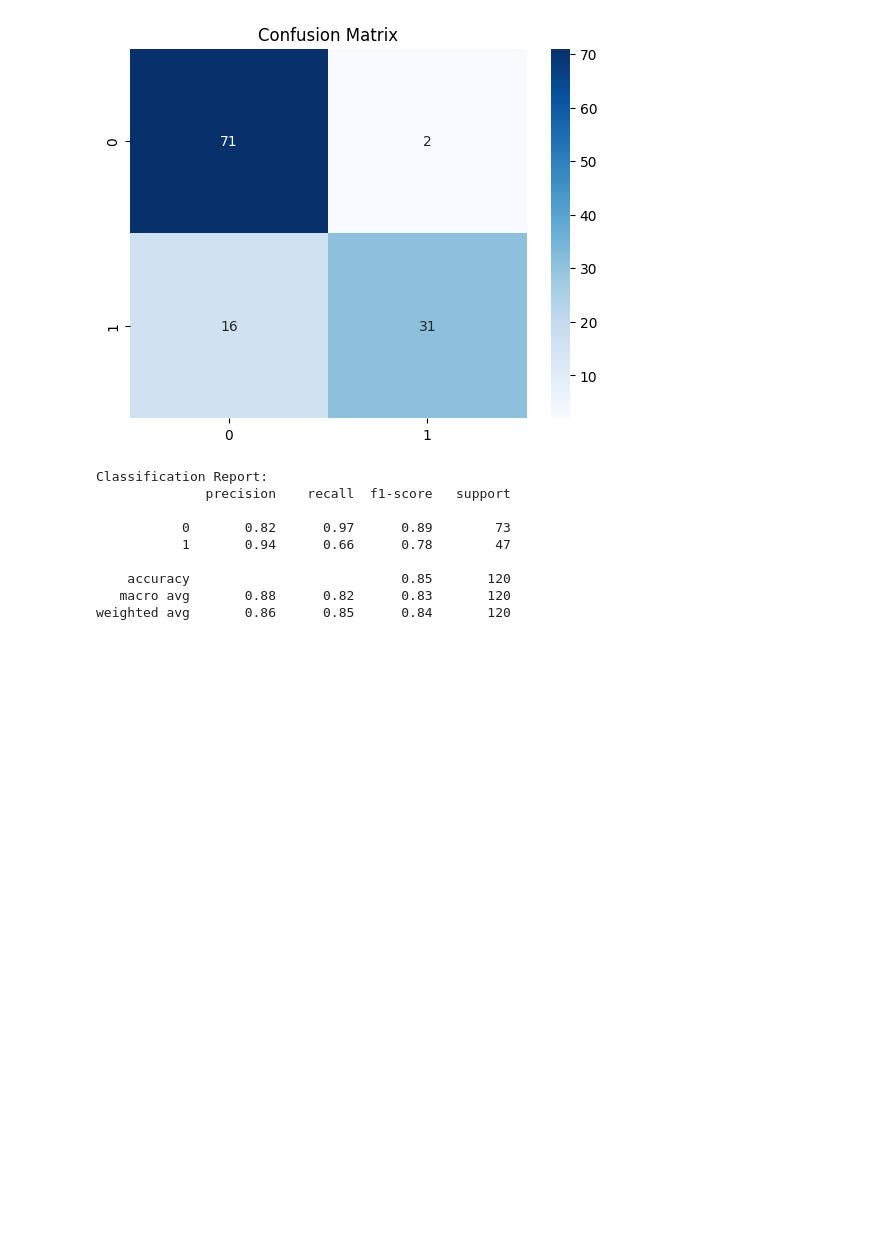
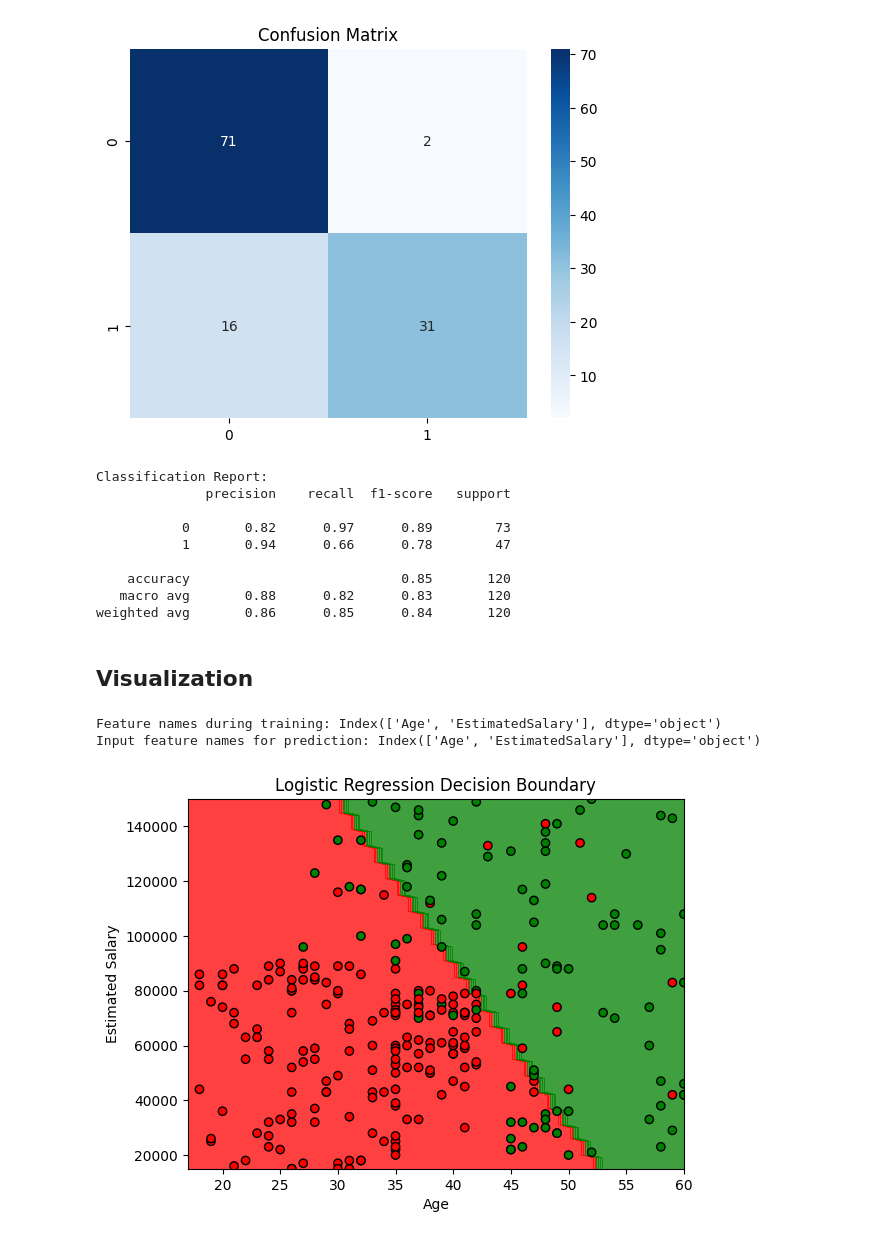
Before and after one commit to Hansil-Chapadiya/DataScience_MachineLearning, a Jupyter notebook: DSAndML/Jupyternotebook/Suv_data_from_scratch.ipynb, the cells around one changed output. Drawn from its saved outputs; the diff is of its cells as text; code cells hidden in the pictures; blank space fills up the shorter version.

Commit message:
Data visualization done

```diff
--- a/DSAndML/Jupyternotebook/Suv_data_from_scratch.ipynb
+++ b/DSAndML/Jupyternotebook/Suv_data_from_scratch.ipynb
@@ -124,3 +124,5 @@ Classification Report:
     accuracy                           0.85       120
    macro avg       0.88      0.82      0.83       120
 weighted avg       0.86      0.85      0.84       120
+# %% [markdown]
+## Visualization
@@ -126,0 +131,25 @@ weighted avg       0.86      0.85      0.84       120
+# %%
+X_set, y_set = X_train.values, y_train.values
+X1, X2 = np.meshgrid(
+    np.arange(start=X_set[:, 0].min() - 1, stop=X_set[:, 0].max() + 1, step=1),
+    np.arange(start=X_set[:, 1].min() - 1, stop=X_set[:, 1].max() + 1, step=1000)
+)
+
+grid_points = pd.DataFrame(
+    np.array([X1.ravel(), X2.ravel()]).T,
+    columns=X_train.columns  # Match training feature names
+)
+print("Feature names during training:", X_train.columns)
+print("Input feature names for prediction:", grid_points.columns)
+Z = model.predict(grid_points).reshape(X1.shape)
+
+plt.contourf(X1, X2, Z, alpha=0.75, cmap=ListedColormap(('red', 'green')))
+plt.scatter(X_set[:, 0], X_set[:, 1], c=y_set, edgecolor='black', cmap=ListedColormap(('red', 'green')))
+plt.title('Logistic Regression Decision Boundary')
+plt.xlabel('Age')
+plt.ylabel('Estimated Salary')
+plt.show()
+# %% [output]
+Feature names during training: Index(['Age', 'EstimatedSalary'], dtype='object')
+Input feature names for prediction: Index(['Age', 'EstimatedSalary'], dtype='object')
+[figure, added]
```
Also changed, not shown: parts of 2 cells of this notebook.
